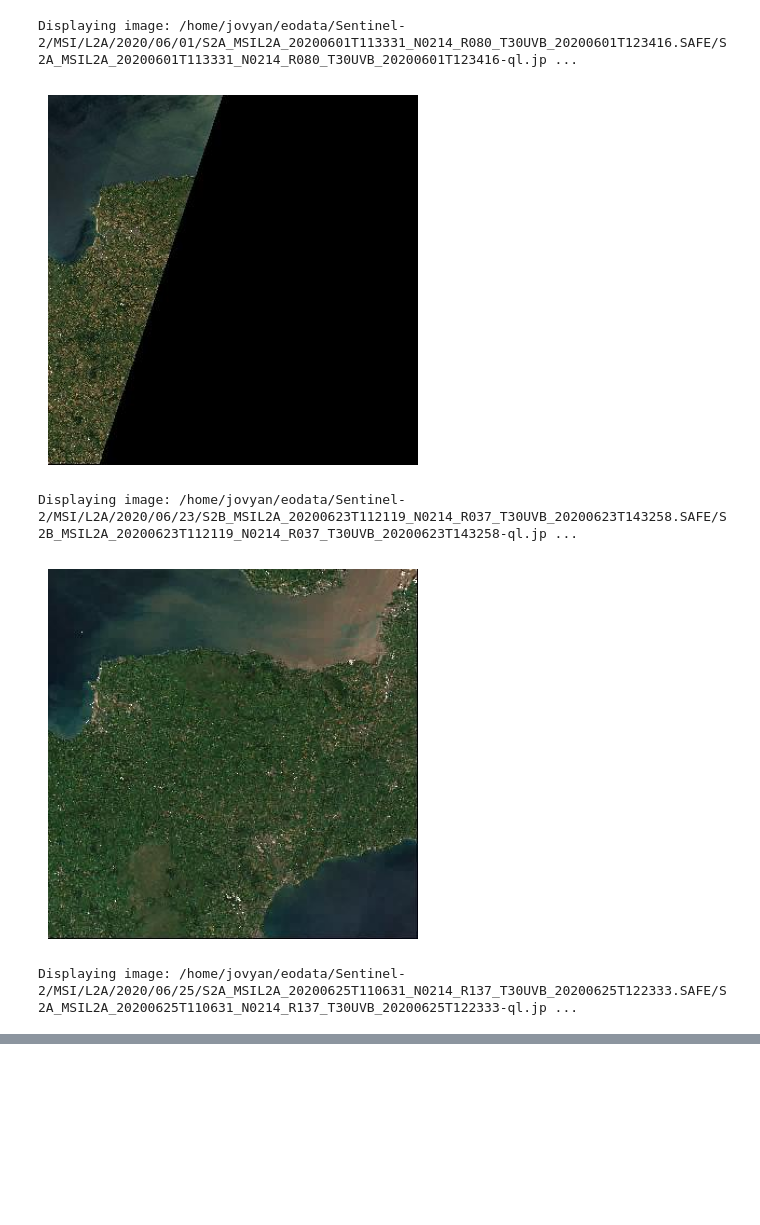
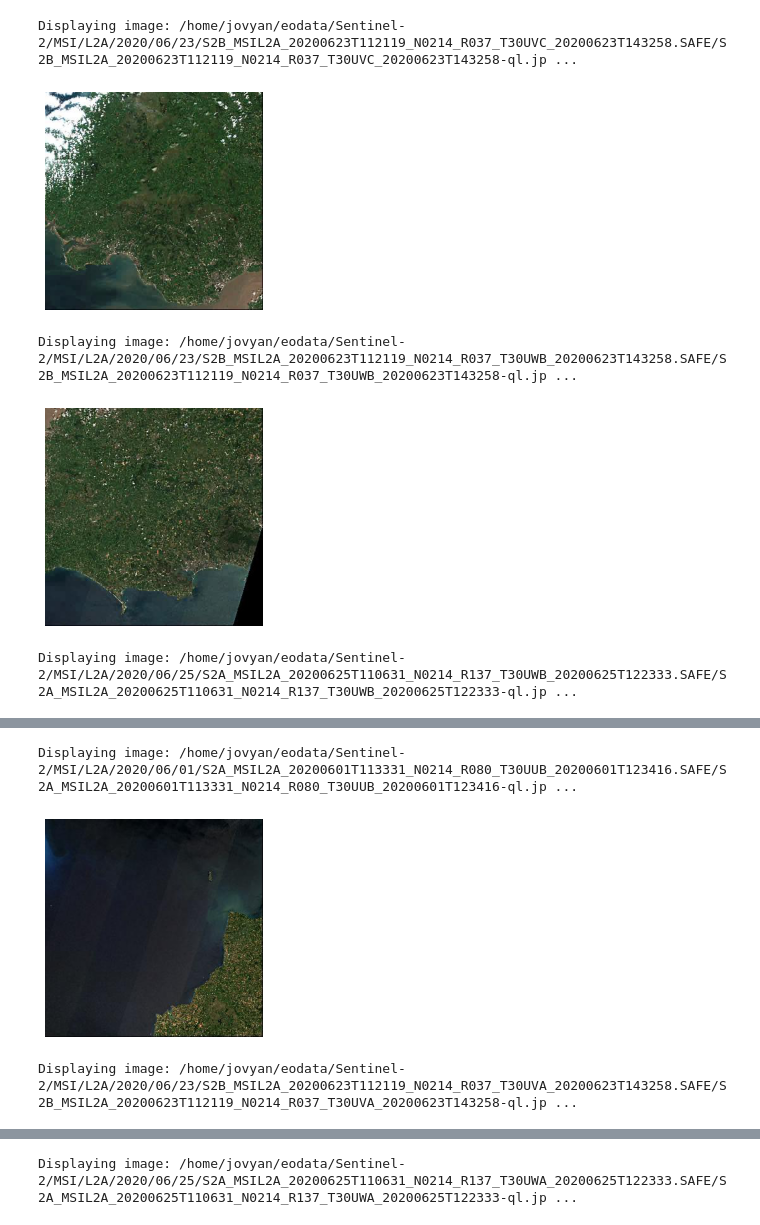
Before and after one commit to olley102/MarineHabitatMapping-WEkEO, a Jupyter notebook: S2Explore.ipynb, the cells around one changed output, grey strips where cells are left out. Drawn from its saved outputs; the diff is of its cells as text; code cells hidden in the pictures; blank space fills up the shorter version.

```diff
--- a/S2Explore.ipynb
+++ b/S2Explore.ipynb
@@ -73,0 +104,11 @@ while current_date <= end_date:
+# %%
+def get_cloud_coverage(safe_path):
+    """Extract cloud coverage assessment from Sentinel-2 SAFE metadata"""
+    mtd_file = os.path.join(safe_path, "MTD_MSIL2A.xml")
+    tree = ET.parse(mtd_file)
+    root = tree.getroot()
+    cloud_coverage = root.find(".//Cloud_Coverage_Assessment")
+    if cloud_coverage is not None:
+        cloud_coverage_value = float(cloud_coverage.text)
+        return cloud_coverage_value
+    return None
@@ -73,0 +117,10 @@ while current_date <= end_date:
+# %%
+# Define the base path to Sentinel-2 data on WEkEO
+base_path = "/home/jovyan/eodata/Sentinel-2/MSI/L2A"
+
+# Define date range
+start_date = datetime(2020, 6, 1)  # Starting date (YYYY, MM, DD)
+end_date = datetime(2020, 6, 30)   # Ending date (YYYY, MM, DD)
+
+# Define a dictionary to store paths of matched images
+tile_safes = {tile: [] for tile in south_west_tiles}
@@ -73,0 +199,8 @@ while current_date <= end_date:
+# %%
+img_file_name = f"{safe_name[:-5]}-ql.jpg"
+img_path = os.path.join(safe_path, img_file_name)
+print(f"Displaying image: {img_path}")
+with Image.open(img_path) as img:
+    plt.imshow(img)
+    plt.axis('off')
+    plt.show()
@@ -88,13 +228,17 @@ for key in tile_images:
 # %%
-for img_path in tile_images["30UVB"]:
-    print(f"Displaying image: {img_path}")
-    with Image.open(img_path) as img:
-        plt.imshow(img)
-        plt.axis('off')
-        plt.show()
+for tile in tile_safes:
+    for safe_path in tile_safes[tile]:
+        safe_name = os.path.basename(safe_path)
+        img_file_name = f"{safe_name[:-5]}-ql.jpg"
+        img_path = os.path.join(safe_path, img_file_name)
+        print(f"Displaying image: {img_path}")
+        with Image.open(img_path) as img:
+            plt.imshow(img)
+            plt.axis('off')
+            plt.show()
 # %% [output]
-Displaying image: /home/jovyan/eodata/Sentinel-2/MSI/L2A/2020/06/01/S2A_MSIL2A_20200601T113331_N0214_R080_T30UVB_20200601T123416.SAFE/S2A_MSIL2A_20200601T113331_N0214_R080_T30UVB_20200601T123416-ql.jp ...
+Displaying image: /home/jovyan/eodata/Sentinel-2/MSI/L2A/2020/06/23/S2B_MSIL2A_20200623T112119_N0214_R037_T30UVC_20200623T143258.SAFE/S2B_MSIL2A_20200623T112119_N0214_R037_T30UVC_20200623T143258-ql.jp ...
-[figure, old version]
+[figure, new version]
-Displaying image: /home/jovyan/eodata/Sentinel-2/MSI/L2A/2020/06/23/S2B_MSIL2A_20200623T112119_N0214_R037_T30UVB_20200623T143258.SAFE/S2B_MSIL2A_20200623T112119_N0214_R037_T30UVB_20200623T143258-ql.jp ...
+Displaying image: /home/jovyan/eodata/Sentinel-2/MSI/L2A/2020/06/23/S2B_MSIL2A_20200623T112119_N0214_R037_T30UWB_20200623T143258.SAFE/S2B_MSIL2A_20200623T112119_N0214_R037_T30UWB_20200623T143258-ql.jp ...
-[figure, old version]
+[figure, new version]
-Displaying image: /home/jovyan/eodata/Sentinel-2/MSI/L2A/2020/06/25/S2A_MSIL2A_20200625T110631_N0214_R137_T30UVB_20200625T122333.SAFE/S2A_MSIL2A_20200625T110631_N0214_R137_T30UVB_20200625T122333-ql.jp ...
+Displaying image: /home/jovyan/eodata/Sentinel-2/MSI/L2A/2020/06/25/S2A_MSIL2A_20200625T110631_N0214_R137_T30UWB_20200625T122333.SAFE/S2A_MSIL2A_20200625T110631_N0214_R137_T30UWB_20200625T122333-ql.jp ...
@@ -101,0 +246,3 @@ Displaying image: /home/jovyan/eodata/Sentinel-2/MSI/L2A/2020/06/25/S2A_MSIL2A_2
+Displaying image: /home/jovyan/eodata/Sentinel-2/MSI/L2A/2020/06/01/S2A_MSIL2A_20200601T113331_N0214_R080_T30UUB_20200601T123416.SAFE/S2A_MSIL2A_20200601T113331_N0214_R080_T30UUB_20200601T123416-ql.jp ...
+[figure, added]
+Displaying image: /home/jovyan/eodata/Sentinel-2/MSI/L2A/2020/06/23/S2B_MSIL2A_20200623T112119_N0214_R037_T30UVA_20200623T143258.SAFE/S2B_MSIL2A_20200623T112119_N0214_R037_T30UVA_20200623T143258-ql.jp ...
@@ -101,0 +250 @@ Displaying image: /home/jovyan/eodata/Sentinel-2/MSI/L2A/2020/06/25/S2A_MSIL2A_2
+Displaying image: /home/jovyan/eodata/Sentinel-2/MSI/L2A/2020/06/25/S2A_MSIL2A_20200625T110631_N0214_R137_T30UWA_20200625T122333.SAFE/S2A_MSIL2A_20200625T110631_N0214_R137_T30UWA_20200625T122333-ql.jp ...
```
Also changed, not shown: parts of 25 cells of this notebook.
